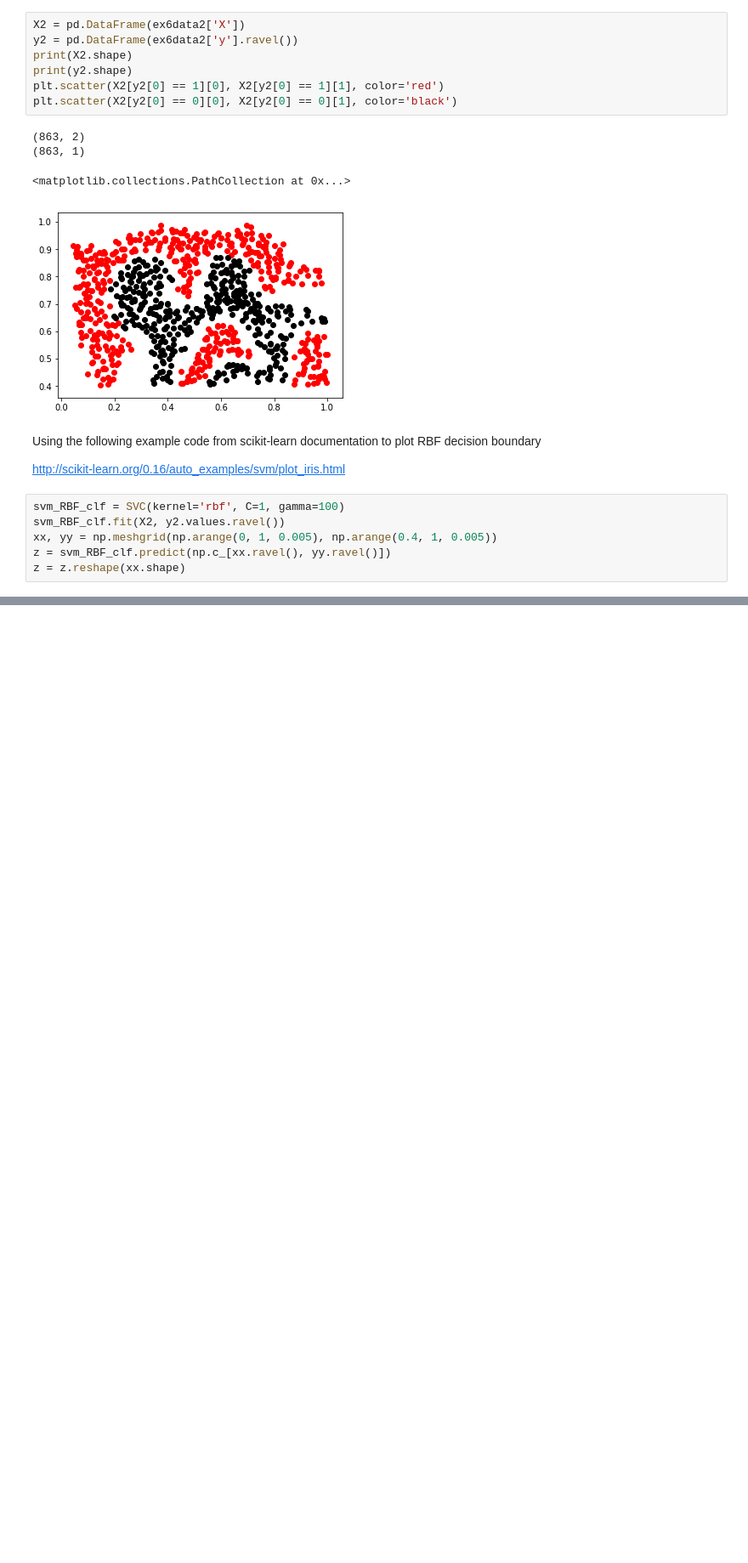
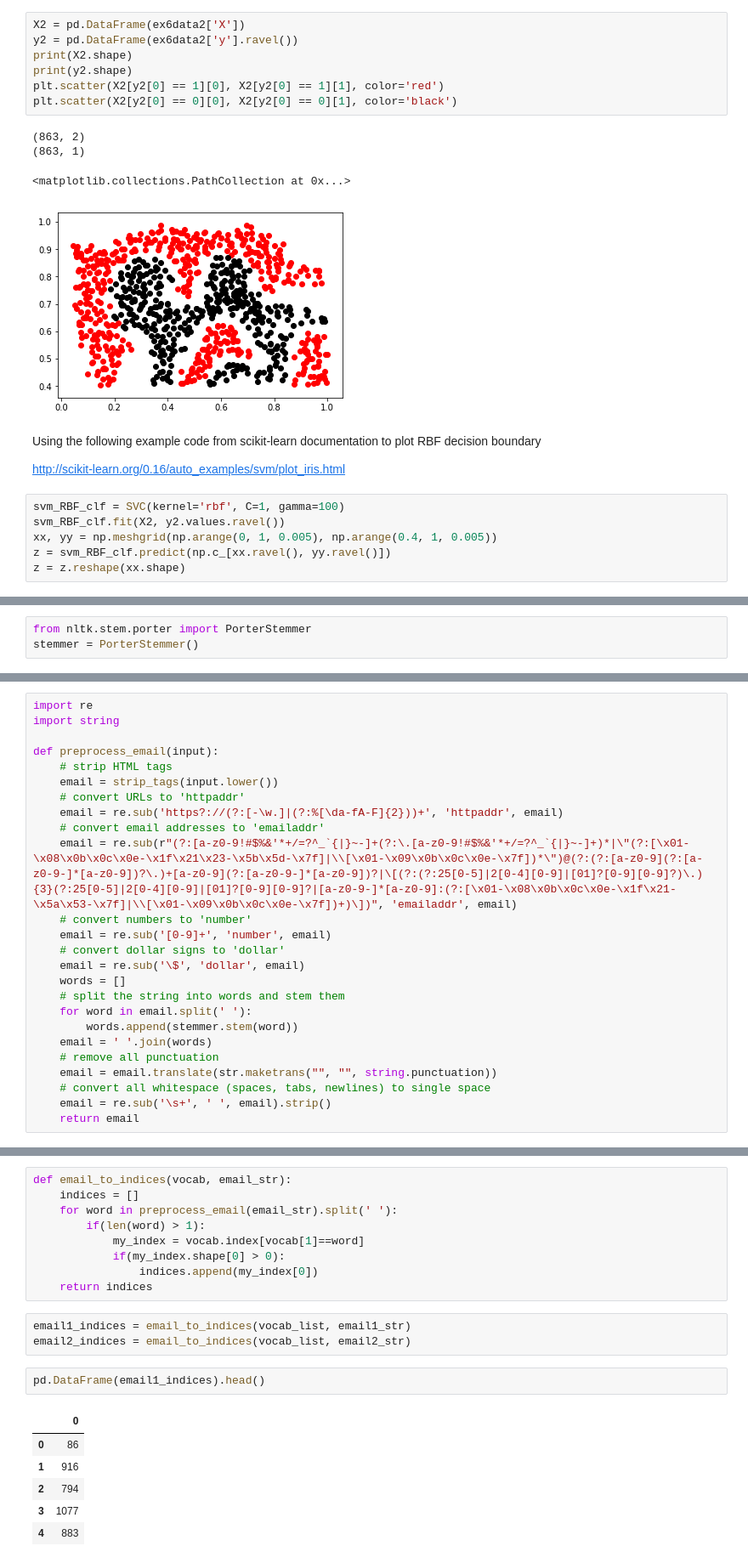
Before and after one commit to davidjbauer/andrew-ng-ML, a Jupyter notebook: ex6.ipynb, the cells around one changed output, grey strips where cells are left out. Shown at 85% size. Saved outputs shown, nothing was run; the diff lists cells and outputs as text; blank space fills up the shorter version.

```diff
--- a/ex6.ipynb
+++ b/ex6.ipynb
@@ -98,0 +175,3 @@ plt.contour(xx, yy, z, cmap='winter', linewidths=1.5)
+# %%
+from nltk.stem.porter import PorterStemmer
+stemmer = PorterStemmer()
@@ -98,0 +184,25 @@ plt.contour(xx, yy, z, cmap='winter', linewidths=1.5)
+# %%
+import re
+import string
+
+def preprocess_email(input):
+    # strip HTML tags
+    email = strip_tags(input.lower())
+    # convert URLs to 'httpaddr'
+    email = re.sub('https?://(?:[-\w.]|(?:%[\da-fA-F]{2}))+', 'httpaddr', email)
+    # convert email addresses to 'emailaddr'
+    email = re.sub(r"(?:[a-z0-9!#$%&'*+/=?^_`{|}~-]+(?:\.[a-z0-9!#$%&'*+/=?^_`{|}~-]+)*|\"(?:[\x01-\x08\x0b\x0c\x0e-\x1f\x21\x23-\x5b\x5d-\x7f]|\\[\x01-\x09\x0b\x0c\x0e-\x7f])*\")@(?:(?:[a-z0-9](?:[a-z0-9-]*[a-z0-9])?\.)+[a-z0-9](?:[a-z0-9-]*[a-z0-9])?|\[(?:(?:25[0-5]|2[0-4][0-9]|[01]?[0-9][0-9]?)\.){3}(?:25[0-5]|2[0-4][0-9]|[01]?[0-9][0-9]?|[a-z0-9-]*[a-z0-9]:(?:[\x01-\x08\x0b\x0c\x0e-\x1f\x21-\x5a\x53-\x7f]|\\[\x01-\x09\x0b\x0c\x0e-\x7f])+)\])", 'emailaddr', email)
+    # convert numbers to 'number'
+    email = re.sub('[0-9]+', 'number', email)
+    # convert dollar signs to 'dollar'
+    email = re.sub('\$', 'dollar', email)
+    words = []
+    # split the string into words and stem them
+    for word in email.split(' '):
+        words.append(stemmer.stem(word))
+    email = ' '.join(words)
+    # remove all punctuation
+    email = email.translate(str.maketrans("", "", string.punctuation))
+    # convert all whitespace (spaces, tabs, newlines) to single space
+    email = re.sub('\s+', ' ', email).strip()
+    return email
@@ -98,0 +211,21 @@ plt.contour(xx, yy, z, cmap='winter', linewidths=1.5)
+# %%
+def email_to_indices(vocab, email_str):
+    indices = []
+    for word in preprocess_email(email_str).split(' '):
+        if(len(word) > 1):
+            my_index = vocab.index[vocab[1]==word]
+            if(my_index.shape[0] > 0):
+                indices.append(my_index[0])
+    return indices
+# %%
+email1_indices = email_to_indices(vocab_list, email1_str)
+email2_indices = email_to_indices(vocab_list, email2_str)
+# %%
+pd.DataFrame(email1_indices).head()
+# %% [output]
+|  | 0 |
+| 0 | 86 |
+| 1 | 916 |
+| 2 | 794 |
+| 3 | 1077 |
+| 4 | 883 |
```
Also changed, not shown: parts of 32 cells of this notebook.
